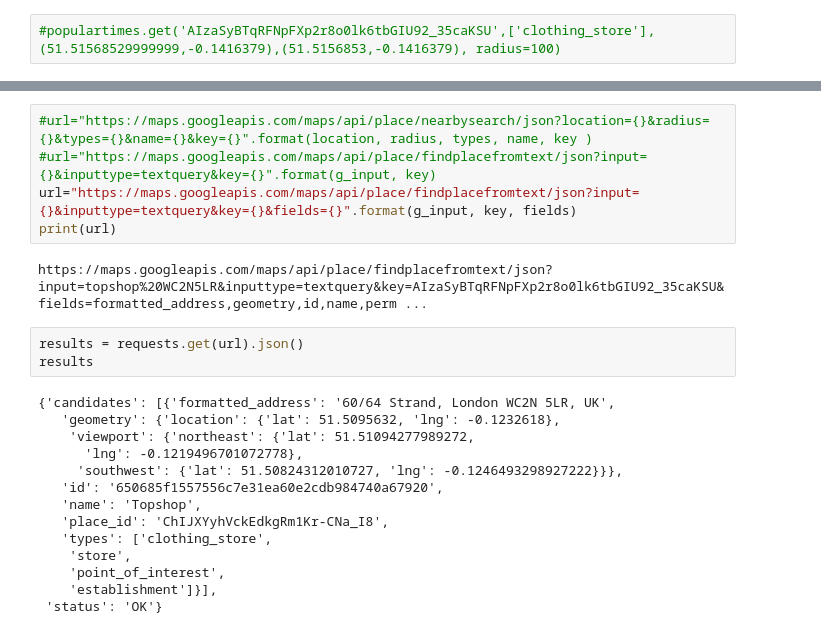
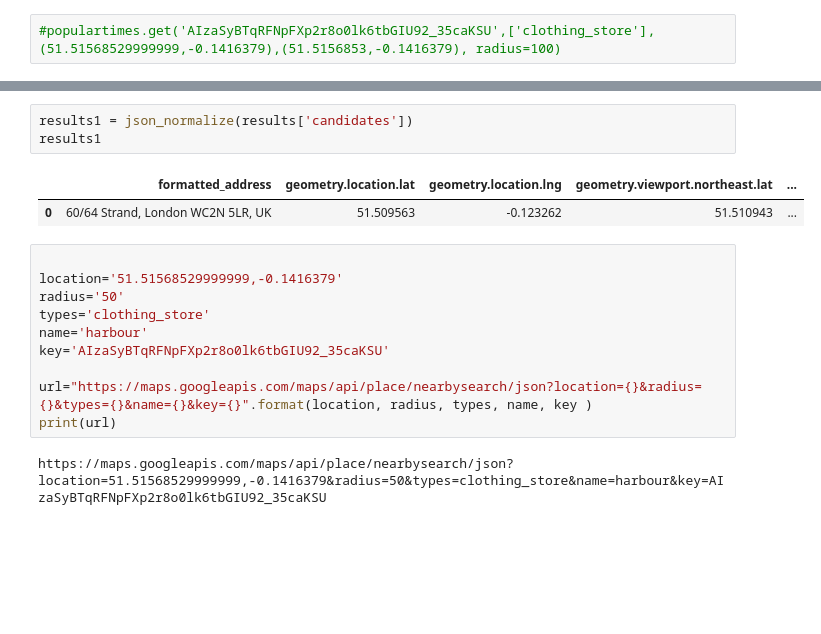
Before and after one commit to ninjananjo/Clothing-Store-Competition, a Jupyter notebook: Store Popular Times.ipynb, the cells around one changed output, grey strips where cells are left out. Drawn from its saved outputs; the diff is of its cells as text; blank space fills up the shorter version.

```diff
--- a/Store Popular Times.ipynb
+++ b/Store Popular Times.ipynb
@@ -94,24 +180,18 @@ key='AIzaSyBTqRFNpFXp2r8o0lk6tbGIU92_35caKSU'
+# %%
+results1 = json_normalize(results['candidates'])
+results1
+# %% [output]
+|  | formatted_address | geometry.location.lat | geometry.location.lng | geometry.viewport.northeast.lat | ... |
+| 0 | 60/64 Strand, London WC2N 5LR, UK | 51.509563 | -0.123262 | 51.510943 | ... |
 # %%
-#url="https://maps.googleapis.com/maps/api/place/nearbysearch/json?location={}&radius={}&types={}&name={}&key={}".format(location, radius, types, name, key )
-#url="https://maps.googleapis.com/maps/api/place/findplacefromtext/json?input={}&inputtype=textquery&key={}".format(g_input, key)
-url="https://maps.googleapis.com/maps/api/place/findplacefromtext/json?input={}&inputtype=textquery&key={}&fields={}".format(g_input, key, fields)
+
+location='51.51568529999999,-0.1416379'
+radius='50'
+types='clothing_store'
+name='harbour'
+key='AIzaSyBTqRFNpFXp2r8o0lk6tbGIU92_35caKSU'
+
+url="https://maps.googleapis.com/maps/api/place/nearbysearch/json?location={}&radius={}&types={}&name={}&key={}".format(location, radius, types, name, key )
 print(url)
 # %% [output]
-https://maps.googleapis.com/maps/api/place/findplacefromtext/json?input=topshop%20WC2N5LR&inputtype=textquery&key=AIzaSyBTqRFNpFXp2r8o0lk6tbGIU92_35caKSU&fields=formatted_address,geometry,id,name,perm ...
+https://maps.googleapis.com/maps/api/place/nearbysearch/json?location=51.51568529999999,-0.1416379&radius=50&types=clothing_store&name=harbour&key=AIzaSyBTqRFNpFXp2r8o0lk6tbGIU92_35caKSU
-# %%
-results = requests.get(url).json()
-results
-# %% [output]
-{'candidates': [{'formatted_address': '60/64 Strand, London WC2N 5LR, UK',
-   'geometry': {'location': {'lat': 51.5095632, 'lng': -0.1232618},
-    'viewport': {'northeast': {'lat': 51.51094277989272,
-      'lng': -0.1219496701072778},
-     'southwest': {'lat': 51.50824312010727, 'lng': -0.1246493298927222}}},
-   'id': '650685f1557556c7e31ea60e2cdb984740a67920',
-   'name': 'Topshop',
-   'place_id': 'ChIJXYyhVckEdkgRm1Kr-CNa_I8',
-   'types': ['clothing_store',
-    'store',
-    'point_of_interest',
-    'establishment']}],
- 'status': 'OK'}
```
Also changed, not shown: parts of 17 cells of this notebook.
